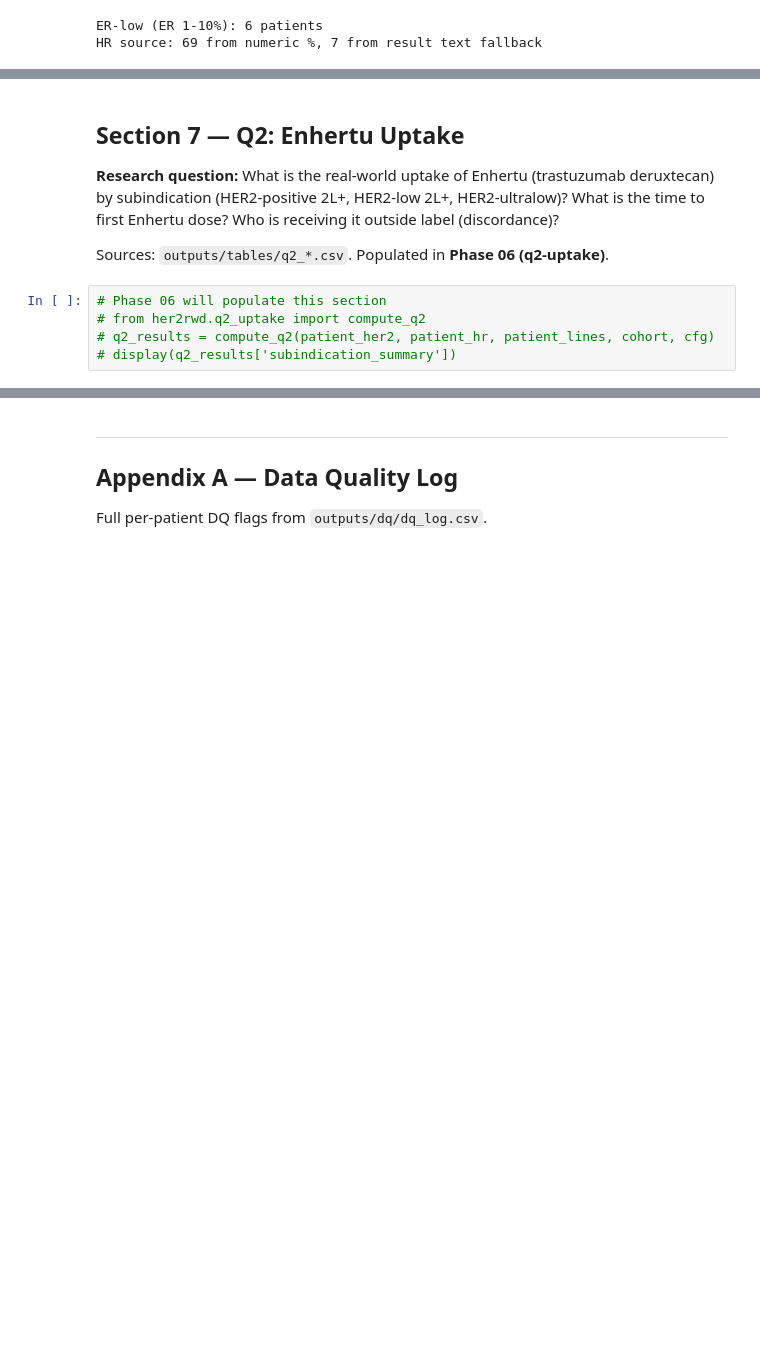
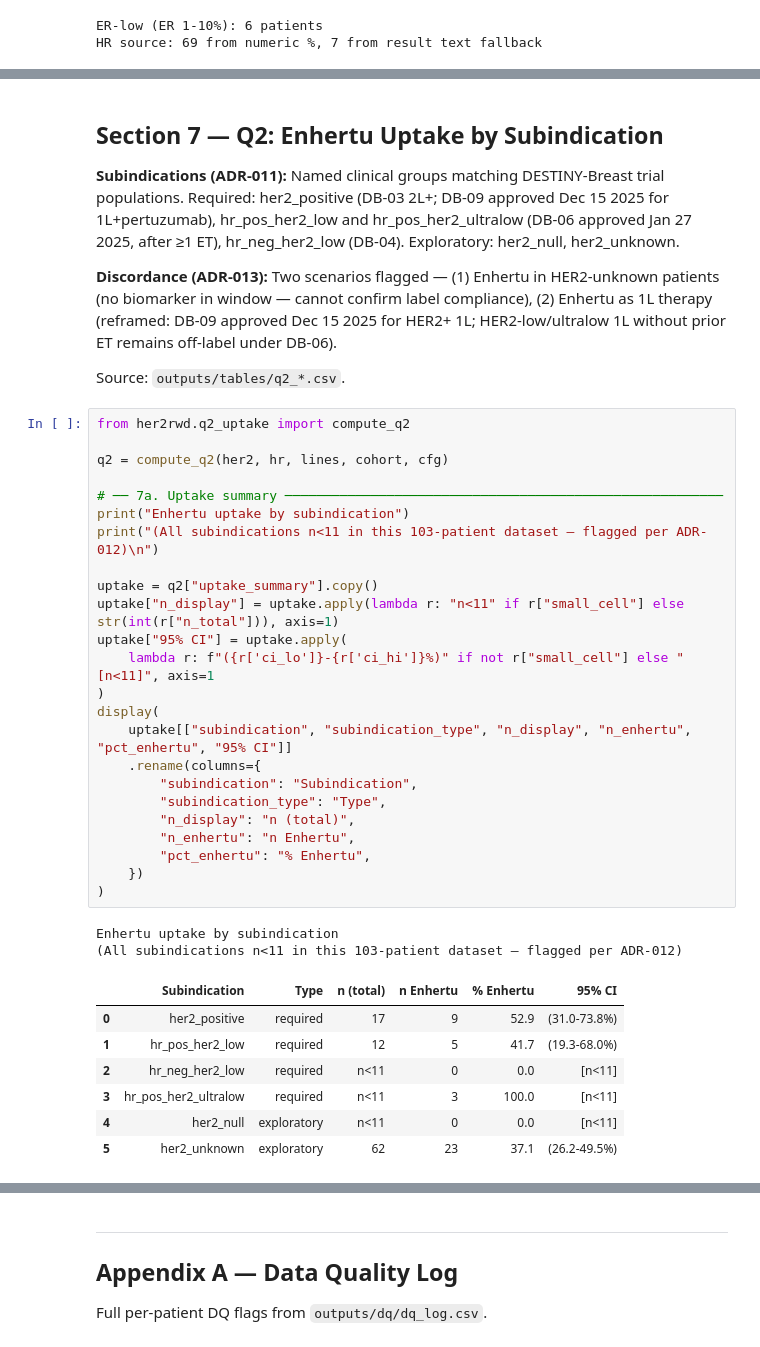
Before and after one commit to Dr-Data-Azam/oncology-rwd-her2-mbc-enhertu-uptake-analysis, a Jupyter notebook: notebooks/analysis.ipynb, the cells around one changed output, grey strips where cells are left out. Cells and saved outputs as stored; diff of their text form; blank space fills up the shorter version.

```diff
--- a/notebooks/analysis.ipynb
+++ b/notebooks/analysis.ipynb
@@ -375,14 +568,48 @@ Populated in **Phase 05 (treatment-lines)**.
 # %% [markdown]
-## Section 7 — Q2: Enhertu Uptake
+## Section 7 — Q2: Enhertu Uptake by Subindication
 
-**Research question:** What is the real-world uptake of Enhertu (trastuzumab deruxtecan) by
-subindication (HER2-positive 2L+, HER2-low 2L+, HER2-ultralow)? What is the time to first
-Enhertu dose? Who is receiving it outside label (discordance)?
+**Subindications (ADR-011):** Named clinical groups matching DESTINY-Breast trial populations.
+Required: her2_positive (DB-03 2L+; DB-09 approved Dec 15 2025 for 1L+pertuzumab),
+hr_pos_her2_low and hr_pos_her2_ultralow (DB-06 approved Jan 27 2025, after ≥1 ET),
+hr_neg_her2_low (DB-04). Exploratory: her2_null, her2_unknown.
 
-Sources: `outputs/tables/q2_*.csv`.
-Populated in **Phase 06 (q2-uptake)**.
+**Discordance (ADR-013):** Two scenarios flagged —
+(1) Enhertu in HER2-unknown patients (no biomarker in window — cannot confirm label compliance),
+(2) Enhertu as 1L therapy (reframed: DB-09 approved Dec 15 2025 for HER2+ 1L; HER2-low/ultralow
+1L without prior ET remains off-label under DB-06).
+
+Source: `outputs/tables/q2_*.csv`.
 # %%
-# Phase 06 will populate this section
-# from her2rwd.q2_uptake import compute_q2
-# q2_results = compute_q2(patient_her2, patient_hr, patient_lines, cohort, cfg)
-# display(q2_results['subindication_summary'])
+from her2rwd.q2_uptake import compute_q2
+
+q2 = compute_q2(her2, hr, lines, cohort, cfg)
+
+# ── 7a. Uptake summary ────────────────────────────────────────────────────────
+print("Enhertu uptake by subindication")
+print("(All subindications n<11 in this 103-patient dataset — flagged per ADR-012)\n")
+
+uptake = q2["uptake_summary"].copy()
+uptake["n_display"] = uptake.apply(lambda r: "n<11" if r["small_cell"] else str(int(r["n_total"])), axis=1)
+uptake["95% CI"] = uptake.apply(
+    lambda r: f"({r['ci_lo']}-{r['ci_hi']}%)" if not r["small_cell"] else "[n<11]", axis=1
+)
+display(
+    uptake[["subindication", "subindication_type", "n_display", "n_enhertu", "pct_enhertu", "95% CI"]]
+    .rename(columns={
+        "subindication": "Subindication",
+        "subindication_type": "Type",
+        "n_display": "n (total)",
+        "n_enhertu": "n Enhertu",
+        "pct_enhertu": "% Enhertu",
+    })
+)
+# %% [output]
+Enhertu uptake by subindication
+(All subindications n<11 in this 103-patient dataset — flagged per ADR-012)
+|  | Subindication | Type | n (total) | n Enhertu | % Enhertu | 95% CI |
+| 0 | her2_positive | required | 17 | 9 | 52.9 | (31.0-73.8%) |
+| 1 | hr_pos_her2_low | required | 12 | 5 | 41.7 | (19.3-68.0%) |
+| 2 | hr_neg_her2_low | required | n<11 | 0 | 0.0 | [n<11] |
+| 3 | hr_pos_her2_ultralow | required | n<11 | 3 | 100.0 | [n<11] |
+| 4 | her2_null | exploratory | n<11 | 0 | 0.0 | [n<11] |
+| 5 | her2_unknown | exploratory | 62 | 23 | 37.1 | (26.2-49.5%) |
```
Also changed, not shown: parts of 13 cells of this notebook, 25 other files.
